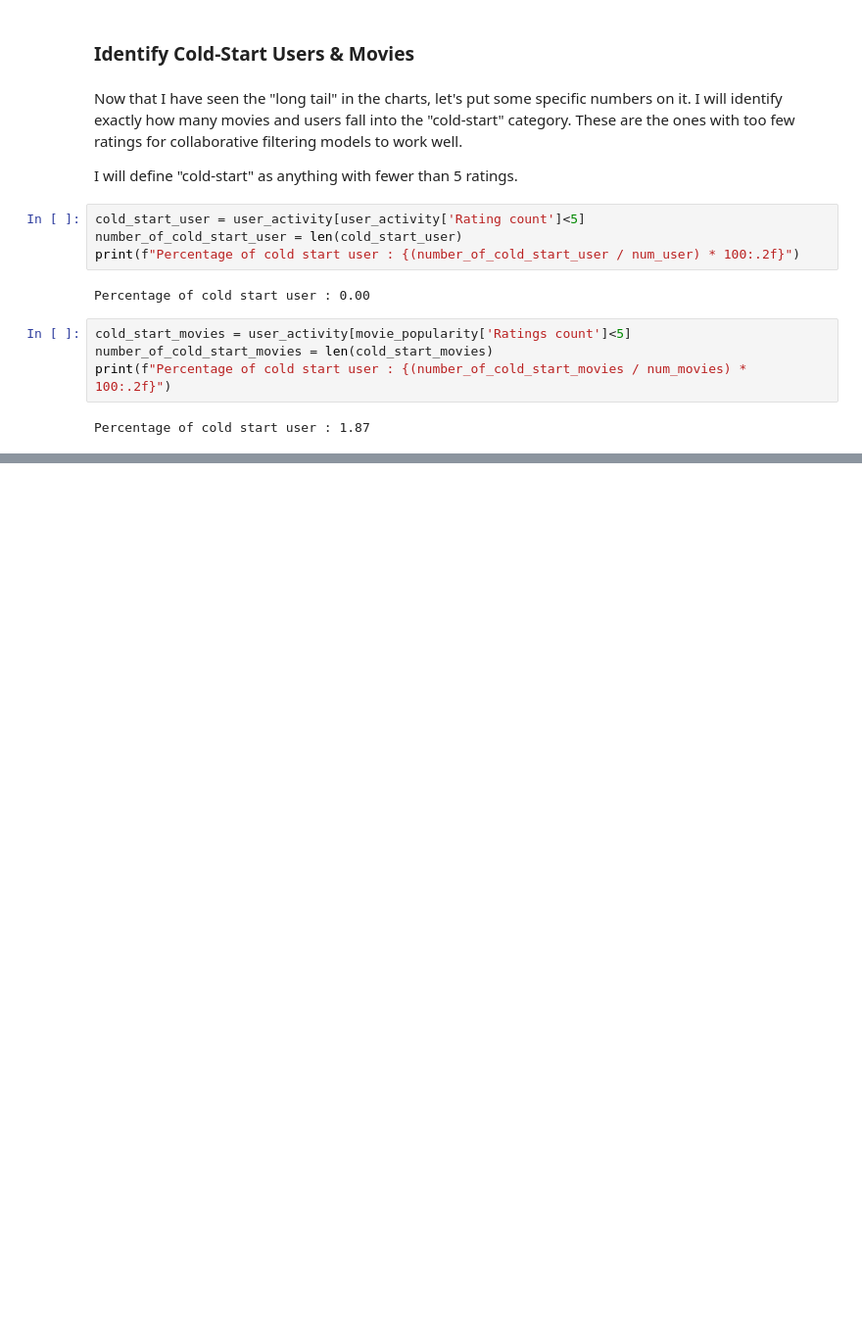
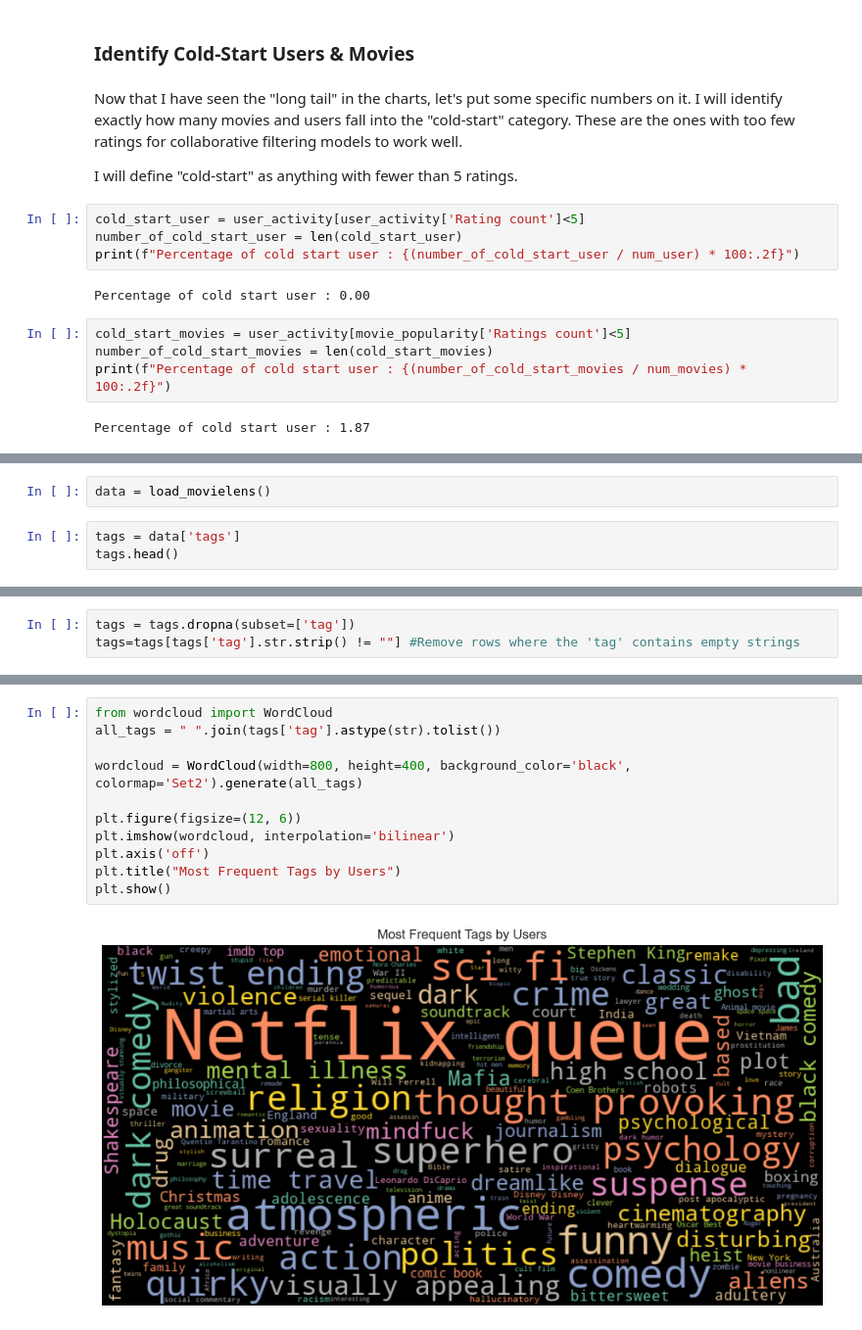
Before and after one commit to Sarvagya1212/FilmFusion, a Jupyter notebook: notebooks/EDA.ipynb, the cells around one changed output, grey strips where cells are left out. Shown at 98% size. Cells and saved outputs as stored; diff of their text form; blank space fills up the shorter version.

```diff
--- a/notebooks/EDA.ipynb
+++ b/notebooks/EDA.ipynb
@@ -658,0 +686,5 @@ Percentage of cold start user : 1.87
+# %%
+data = load_movielens()
+# %%
+tags = data['tags']
+tags.head()
@@ -658,0 +698,3 @@ Percentage of cold start user : 1.87
+# %%
+tags = tags.dropna(subset=['tag'])
+tags=tags[tags['tag'].str.strip() != ""] #Remove rows where the 'tag' contains empty strings
@@ -658,0 +724,13 @@ Percentage of cold start user : 1.87
+# %%
+from wordcloud import WordCloud
+all_tags = " ".join(tags['tag'].astype(str).tolist())
+
+wordcloud = WordCloud(width=800, height=400, background_color='black', colormap='Set2').generate(all_tags)
+
+plt.figure(figsize=(12, 6))
+plt.imshow(wordcloud, interpolation='bilinear')
+plt.axis('off')
+plt.title("Most Frequent Tags by Users")
+plt.show()
+# %% [output]
+[figure, added]
```
Also changed, not shown: parts of 20 cells of this notebook, 8 other files.
